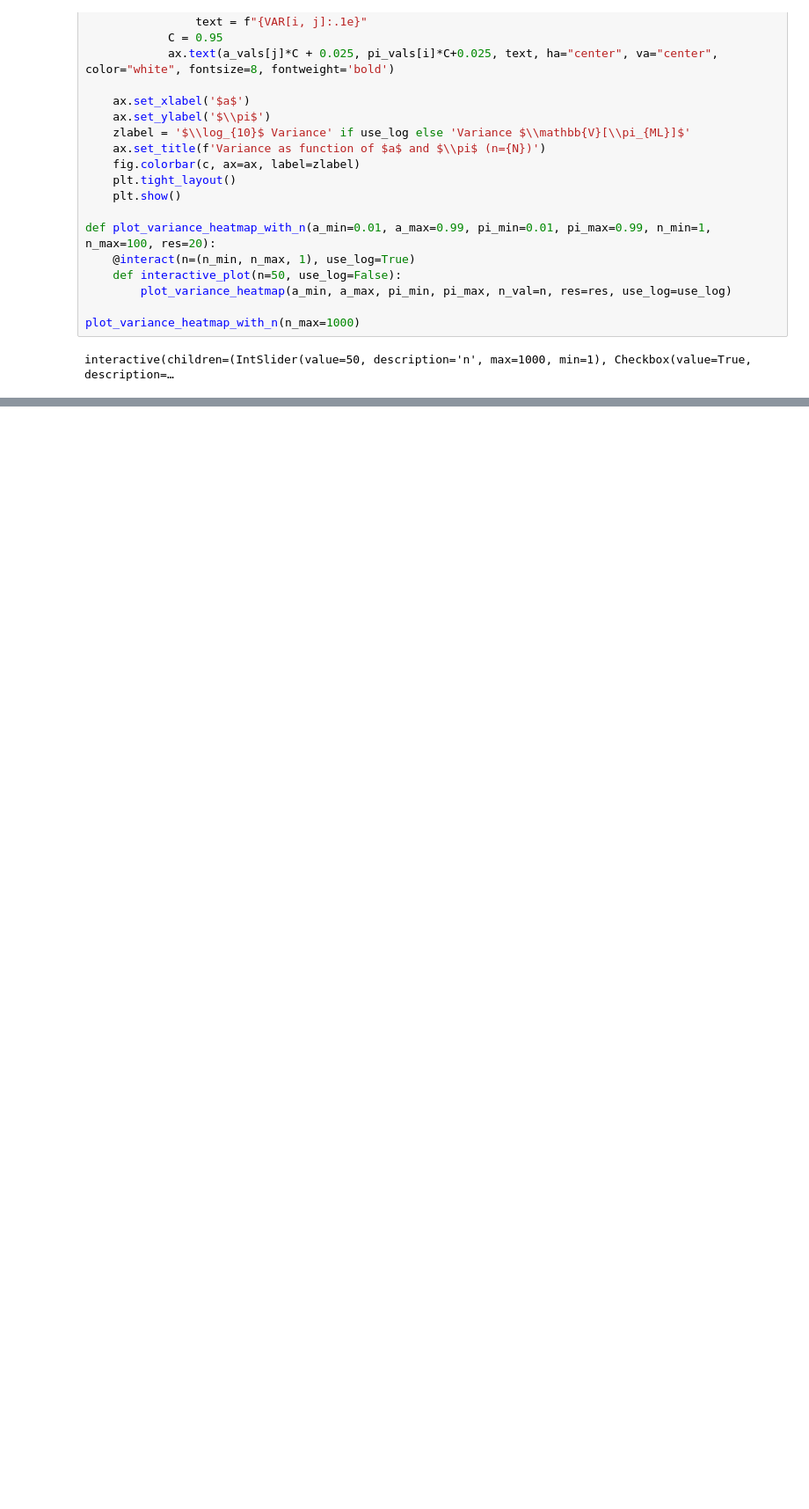
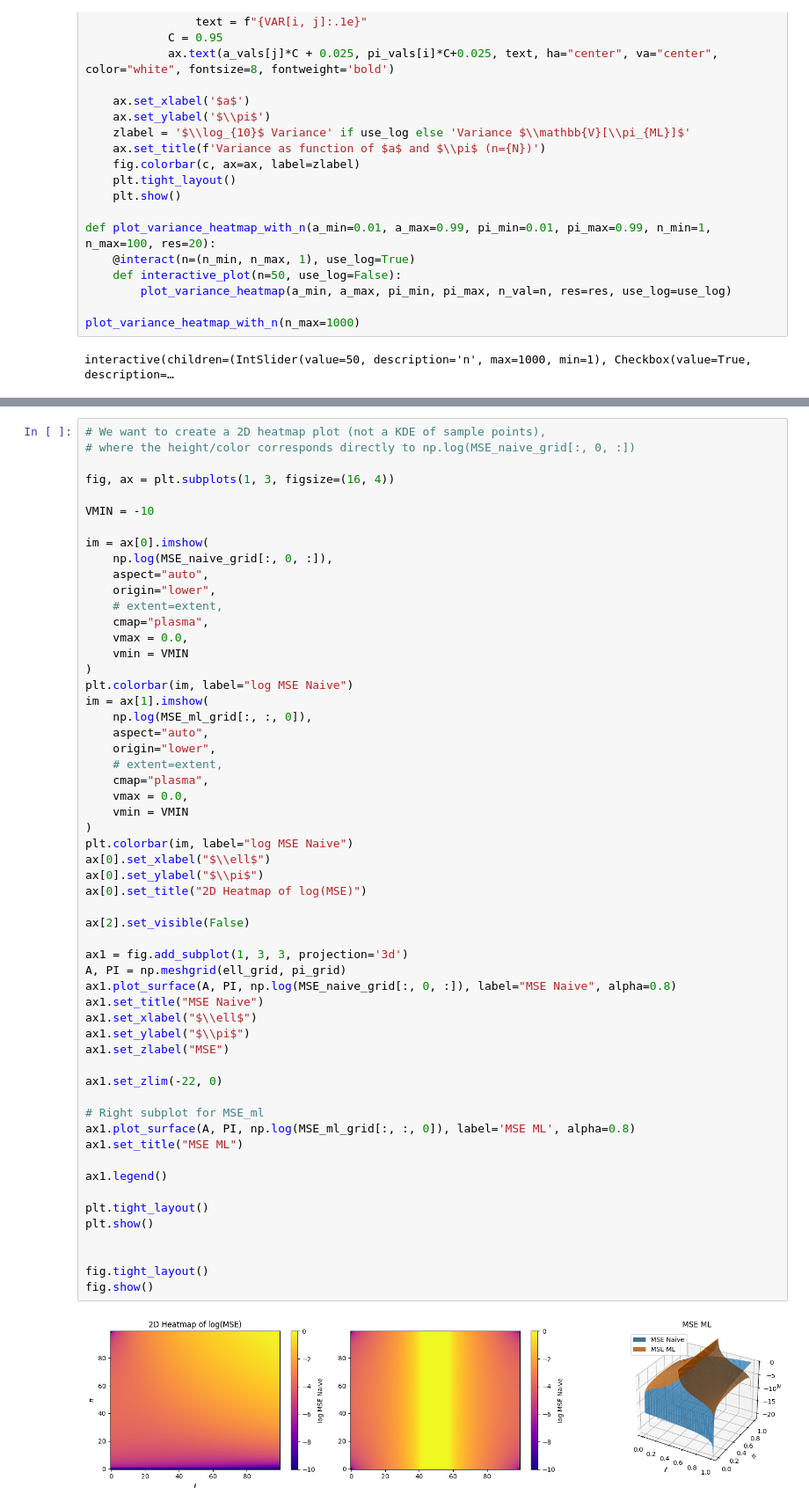
Before and after one commit to FelixCeard/Statistical-Learning-, a Jupyter notebook: sheet-02/Problem_A_Monte_Carlo.ipynb, the cells around one changed output, grey strips where cells are left out. Shown at 88% size. Saved outputs shown, nothing was run; the diff lists cells and outputs as text; blank space fills up the shorter version.

```diff
--- a/sheet-02/Problem_A_Monte_Carlo.ipynb
+++ b/sheet-02/Problem_A_Monte_Carlo.ipynb
@@ -244,0 +610,58 @@ interactive(children=(IntSlider(value=50, description='n', max=1000, min=1), Che
+# %%
+# We want to create a 2D heatmap plot (not a KDE of sample points),
+# where the height/color corresponds directly to np.log(MSE_naive_grid[:, 0, :])
+
+fig, ax = plt.subplots(1, 3, figsize=(16, 4))
+
+VMIN = -10
+
+im = ax[0].imshow(
+    np.log(MSE_naive_grid[:, 0, :]),
+    aspect="auto",
+    origin="lower",
+    # extent=extent,
+    cmap="plasma",
+    vmax = 0.0,
+    vmin = VMIN
+)
+plt.colorbar(im, label="log MSE Naive")
+im = ax[1].imshow(
+    np.log(MSE_ml_grid[:, :, 0]),
+    aspect="auto",
+    origin="lower",
+    # extent=extent,
+    cmap="plasma",
+    vmax = 0.0,
+    vmin = VMIN
+)
+plt.colorbar(im, label="log MSE Naive")
+ax[0].set_xlabel("$\\ell$")
+ax[0].set_ylabel("$\\pi$")
+ax[0].set_title("2D Heatmap of log(MSE)")
+
+ax[2].set_visible(False)
+
+ax1 = fig.add_subplot(1, 3, 3, projection='3d')
+A, PI = np.meshgrid(ell_grid, pi_grid)
+ax1.plot_surface(A, PI, np.log(MSE_naive_grid[:, 0, :]), label="MSE Naive", alpha=0.8)
+ax1.set_title("MSE Naive")
+ax1.set_xlabel("$\\ell$")
+ax1.set_ylabel("$\\pi$")
+ax1.set_zlabel("MSE")
+
+ax1.set_zlim(-22, 0)
+
+# Right subplot for MSE_ml
+ax1.plot_surface(A, PI, np.log(MSE_ml_grid[:, :, 0]), label='MSE ML', alpha=0.8)
+ax1.set_title("MSE ML")
+
+ax1.legend()
+
+plt.tight_layout()
+plt.show()
+
+
+fig.tight_layout()
+fig.show()
+# %% [output]
+[figure, added]
```
Also changed, not shown: parts of 15 cells of this notebook, 23 other files.
